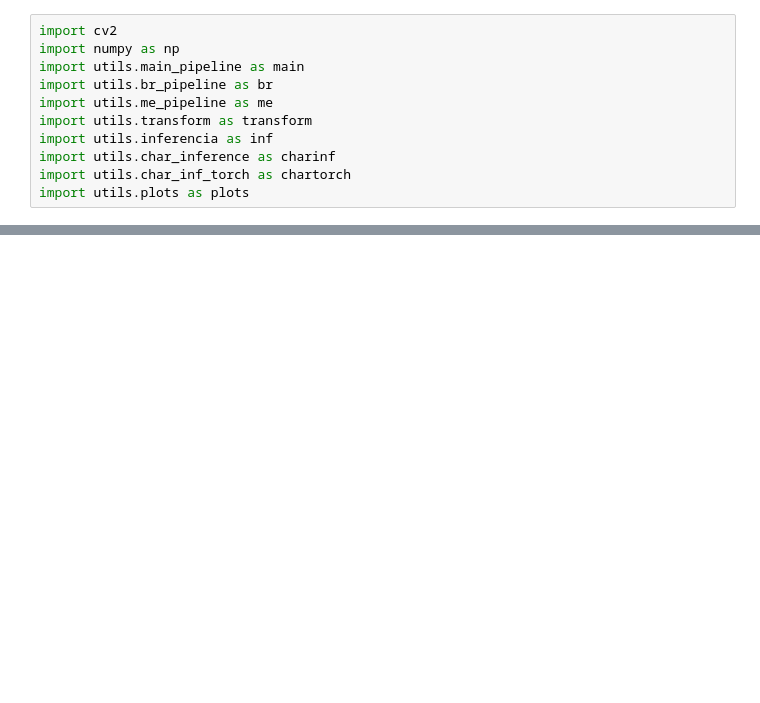
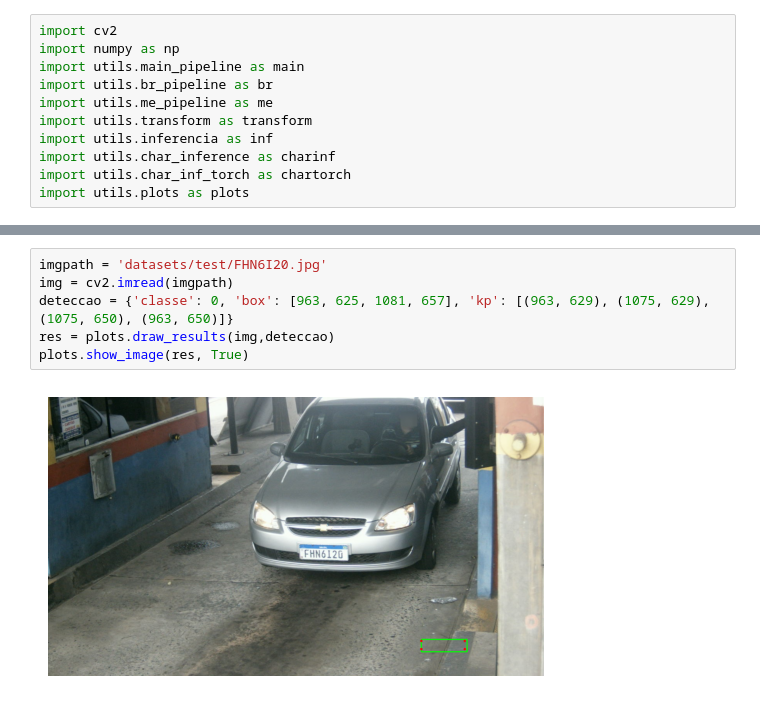
Before and after one commit to aruasouza/deteccao-placas-de-carro, a Jupyter notebook: pipeline.ipynb, the cells around one changed output, grey strips where cells are left out. Drawn from its saved outputs; the diff is of its cells as text; blank space fills up the shorter version.

```diff
--- a/pipeline.ipynb
+++ b/pipeline.ipynb
@@ -22,0 +31,8 @@ main.full_pipeline(img)
+# %%
+imgpath = 'datasets/test/FHN6I20.jpg'
+img = cv2.imread(imgpath)
+deteccao = {'classe': 0, 'box': [963, 625, 1081, 657], 'kp': [(963, 629), (1075, 629), (1075, 650), (963, 650)]}
+res = plots.draw_results(img,deteccao)
+plots.show_image(res, True)
+# %% [output]
+[figure, added]
```
Also changed, not shown: parts of 2 cells of this notebook, 3 other files.
